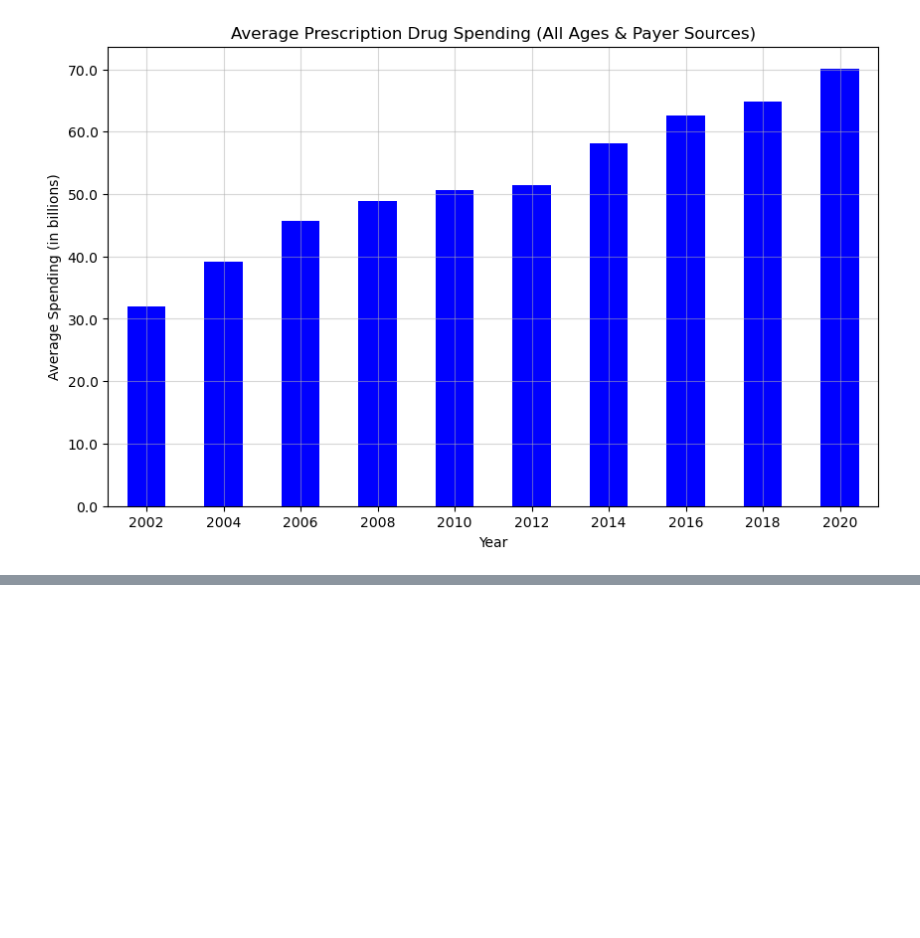
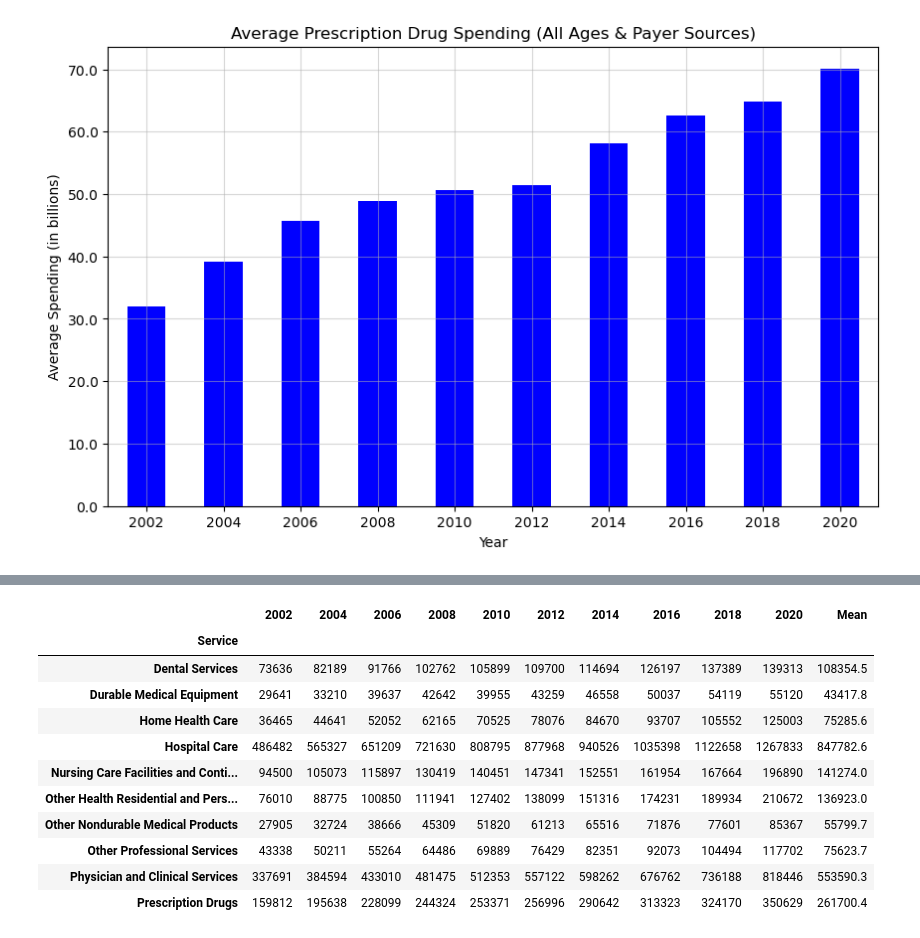
Before and after one commit to vokouns/us-healthcare-spending, a Jupyter notebook: scottsnotebook.ipynb, the cells around one changed output, grey strips where cells are left out. Cells and saved outputs as stored; diff of their text form; code cells hidden in the pictures; blank space fills up the shorter version.

```diff
--- a/scottsnotebook.ipynb
+++ b/scottsnotebook.ipynb
@@ -518,0 +569,15 @@ plt.show()
+# %%
+total_indexreset
+# %% [output]
+|  | 2002 | 2004 | 2006 | 2008 | 2010 | 2012 | 2014 | 2016 | 2018 | 2020 | Mean |
+| Service |  |  |  |  |  |  |  |  |  |  |  |
+| Dental Services | 73636 | 82189 | 91766 | 102762 | 105899 | 109700 | 114694 | 126197 | 137389 | 139313 | 108354.5 |
+| Durable Medical Equipment | 29641 | 33210 | 39637 | 42642 | 39955 | 43259 | 46558 | 50037 | 54119 | 55120 | 43417.8 |
+| Home Health Care | 36465 | 44641 | 52052 | 62165 | 70525 | 78076 | 84670 | 93707 | 105552 | 125003 | 75285.6 |
+| Hospital Care | 486482 | 565327 | 651209 | 721630 | 808795 | 877968 | 940526 | 1035398 | 1122658 | 1267833 | 847782.6 |
+| Nursing Care Facilities and Conti... | 94500 | 105073 | 115897 | 130419 | 140451 | 147341 | 152551 | 161954 | 167664 | 196890 | 141274.0 |
+| Other Health Residential and Pers... | 76010 | 88775 | 100850 | 111941 | 127402 | 138099 | 151316 | 174231 | 189934 | 210672 | 136923.0 |
+| Other Nondurable Medical Products | 27905 | 32724 | 38666 | 45309 | 51820 | 61213 | 65516 | 71876 | 77601 | 85367 | 55799.7 |
+| Other Professional Services | 43338 | 50211 | 55264 | 64486 | 69889 | 76429 | 82351 | 92073 | 104494 | 117702 | 75623.7 |
+| Physician and Clinical Services | 337691 | 384594 | 433010 | 481475 | 512353 | 557122 | 598262 | 676762 | 736188 | 818446 | 553590.3 |
+| Prescription Drugs | 159812 | 195638 | 228099 | 244324 | 253371 | 256996 | 290642 | 313323 | 324170 | 350629 | 261700.4 |
```
Also changed, not shown: parts of 9 cells of this notebook, 3 other files.
